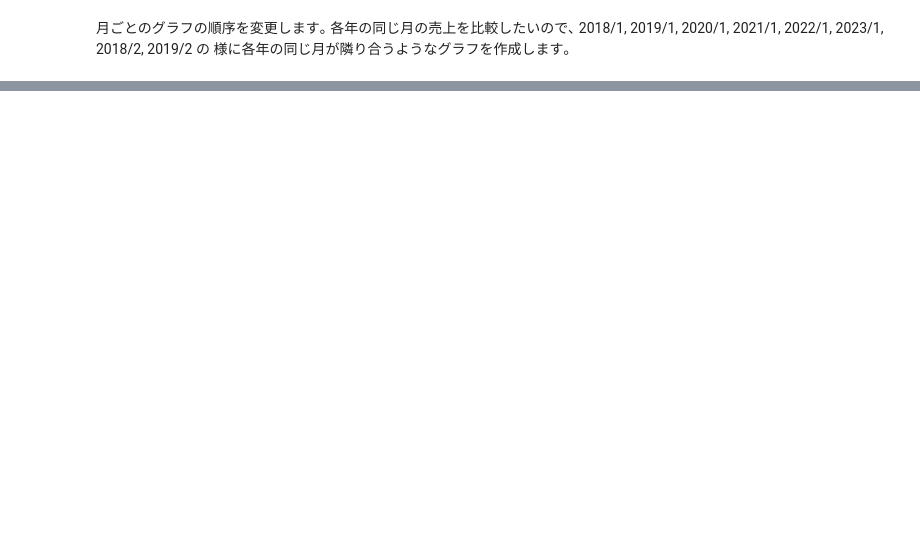
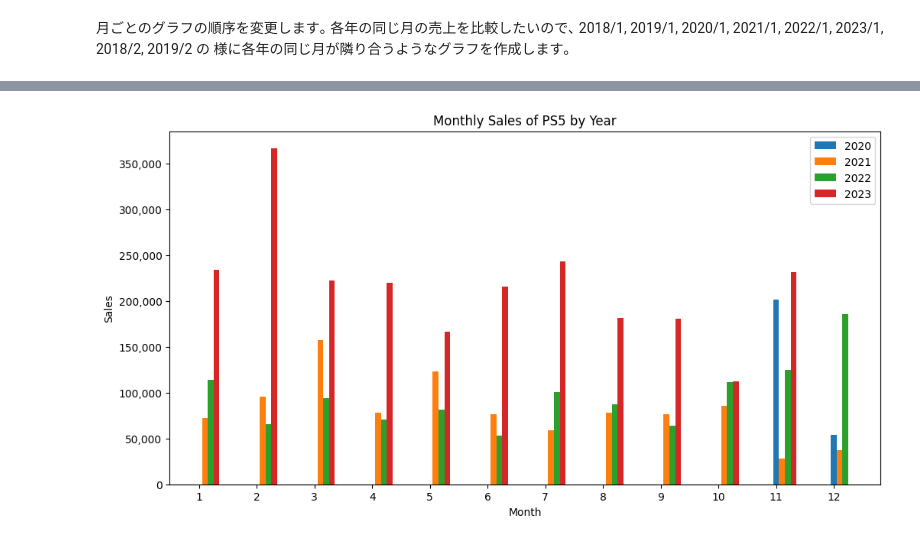
Before and after one commit to hidenden/gamedata, a Jupyter notebook: analysis/Switch分析.ipynb, the cells around one changed output, grey strips where cells are left out. Cells and saved outputs as stored; diff of their text form; code cells hidden in the pictures; blank space fills up the shorter version.

```diff
--- a/analysis/Switch分析.ipynb
+++ b/analysis/Switch分析.ipynb
@@ -174,0 +122,4 @@ org.apache.spark.SparkException: Exception thrown in awaitResult:
+# %%
+plot_monthly_sales_by_hw(hard_sales, "PS5", list(range(2020, 2024)))
+# %% [output]
+[figure, added]
```
Also changed, not shown: parts of 10 cells of this notebook, 1 other file.
